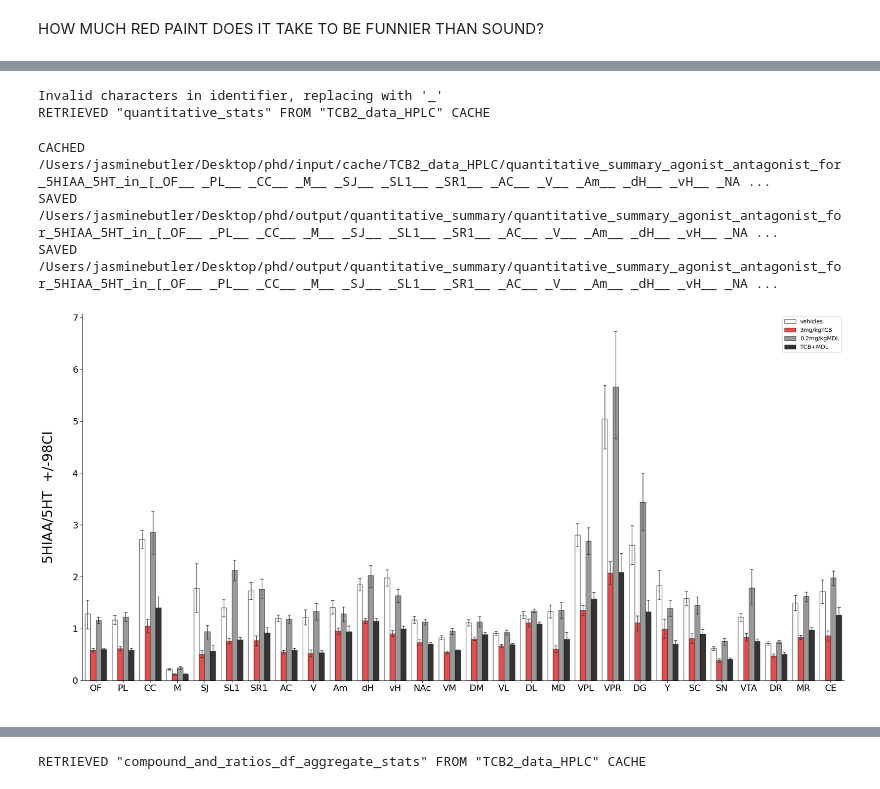
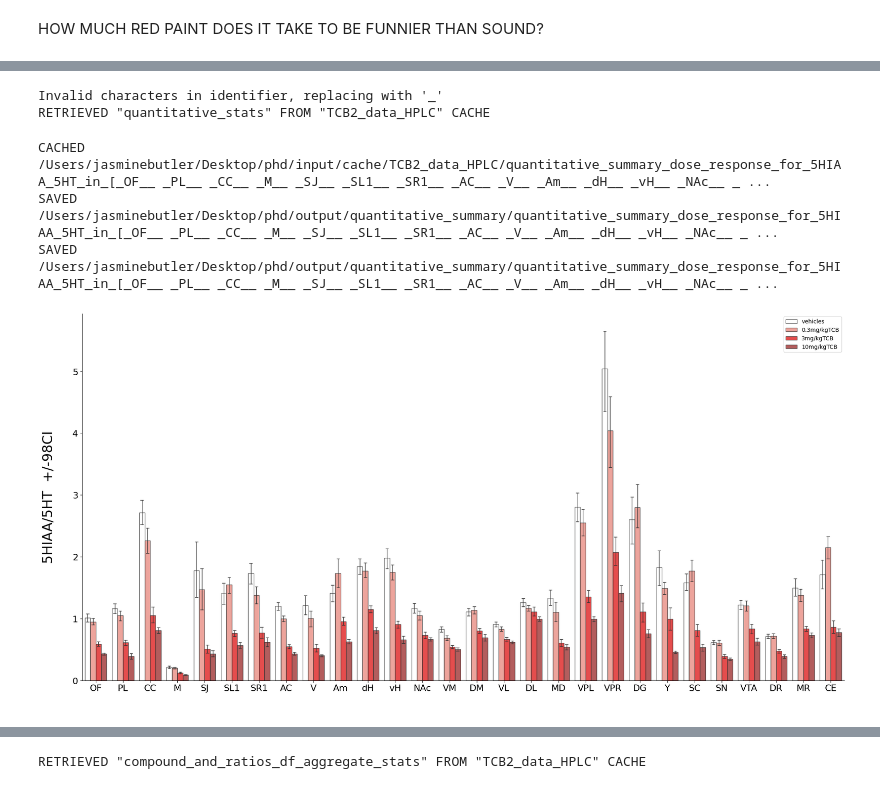
Before and after one commit to remicorne/phd, a Jupyter notebook: RUN.ipynb, the cells around one changed output, grey strips where cells are left out. Drawn from its saved outputs; the diff is of its cells as text; code cells hidden in the pictures.

```diff
--- a/RUN.ipynb
+++ b/RUN.ipynb
@@ -149,38 +169,38 @@ subselectDf(getQuantitativeStats(filename), {'experiment':'dose_response',
 #         from_scratch=True )
 
 # OF,PL,CC,M,SJ,SL1,SR1,AC,V,Am,dH,vH,NAc,VM,DM,VL,DL,MD,VPL,VPR,DG,Y,SC,SN,VTA,DR,MR,CE
 
 # quantitativeSummary(filename)
 
 quantitativeSummary(
      filename,
-    experiment='agonist_antagonist',
+    experiment='dose_response',
     histogram_type='compound',  #  compound or region
     to_plot='5HIAA/5HT',  # chosen compound or region
     p_value_threshold=0.05,
     columns=["OF","PL","CC", "M", "SJ","SL1",  "SR1", "AC", "V",
                 "Am", "dH", "vH", "NAc", "VM", "DM","VL", "DL", "MD",  "VPL",  "VPR",
                 "DG", "Y",  "SC","SN", "VTA", "DR","MR", "CE"], # x values to plot
     from_scratch=True,
 )
 
 # quantitativeSummary(
 #      filename,
 #     experiment='agonist_antagonist',
 #     histogram_type='compound',  #  compound or region
 #     to_plot='3MT/DA',  # chosen compound or region
 #     p_value_threshold=0.05,
 #     columns=[ "NAc", "VM", "DM","VL", "DL"], # x values to plot
 #     from_scratch=True,
 # )
 #JJB fix need to run juststats for the regions before otherwise cvant fetch stats df
 # %% [output]
 Invalid characters in identifier, replacing with '_'
 RETRIEVED "quantitative_stats" FROM "TCB2_data_HPLC" CACHE
-CACHED /Users/jasminebutler/Desktop/phd/input/cache/TCB2_data_HPLC/quantitative_summary_agonist_antagonist_for_5HIAA_5HT_in_[_OF__ _PL__ _CC__ _M__ _SJ__ _SL1__ _SR1__ _AC__ _V__ _Am__ _dH__ _vH__ _NA ...
-SAVED /Users/jasminebutler/Desktop/phd/output/quantitative_summary/quantitative_summary_agonist_antagonist_for_5HIAA_5HT_in_[_OF__ _PL__ _CC__ _M__ _SJ__ _SL1__ _SR1__ _AC__ _V__ _Am__ _dH__ _vH__ _NA ...
-SAVED /Users/jasminebutler/Desktop/phd/output/quantitative_summary/quantitative_summary_agonist_antagonist_for_5HIAA_5HT_in_[_OF__ _PL__ _CC__ _M__ _SJ__ _SL1__ _SR1__ _AC__ _V__ _Am__ _dH__ _vH__ _NA ...
+CACHED /Users/jasminebutler/Desktop/phd/input/cache/TCB2_data_HPLC/quantitative_summary_dose_response_for_5HIAA_5HT_in_[_OF__ _PL__ _CC__ _M__ _SJ__ _SL1__ _SR1__ _AC__ _V__ _Am__ _dH__ _vH__ _NAc__ _ ...
+SAVED /Users/jasminebutler/Desktop/phd/output/quantitative_summary/quantitative_summary_dose_response_for_5HIAA_5HT_in_[_OF__ _PL__ _CC__ _M__ _SJ__ _SL1__ _SR1__ _AC__ _V__ _Am__ _dH__ _vH__ _NAc__ _ ...
+SAVED /Users/jasminebutler/Desktop/phd/output/quantitative_summary/quantitative_summary_dose_response_for_5HIAA_5HT_in_[_OF__ _PL__ _CC__ _M__ _SJ__ _SL1__ _SR1__ _AC__ _V__ _Am__ _dH__ _vH__ _NAc__ _ ...
-[figure, old version]
+[figure, new version]
 # %%
 #CHOSE ALL OUTLIERS IN LOOP - REMI (ratios only compound_ratio_mapping)
 percentageVehiclesFig(
```
Also changed, not shown: parts of 7 cells of this notebook, 2 other files.
